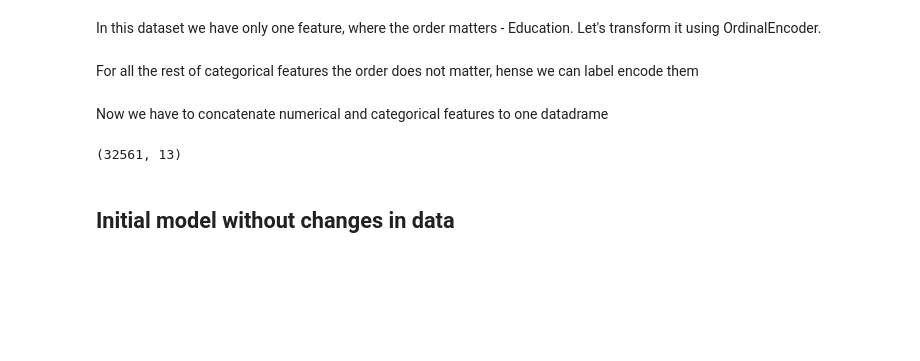
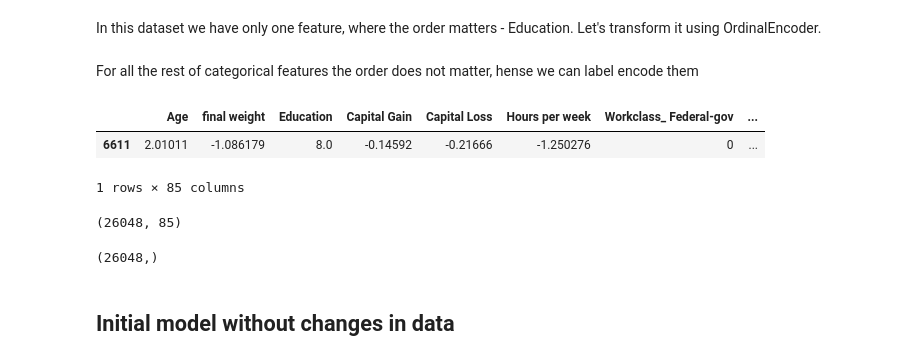
Before and after one commit to nadiia-duiunova/Adults_pet_project, a Jupyter notebook: Logistic regression.ipynb, the cells around one changed output. Cells and saved outputs as stored; diff of their text form; code cells hidden in the pictures; blank space fills up the shorter version.

```diff
--- a/Logistic regression.ipynb
+++ b/Logistic regression.ipynb
@@ -100,4 +90,4 @@ encode_edu()
 # %% [markdown]
 For all the rest of categorical features the order does not matter, hense we can label encode them
 # %%
-categorical_features_df = X[['Workclass', 'Marital Status', 'Occupation', 'Relationship', 'Ethnic group', 'Country']]
+categorical_features_df = X_train[['Workclass', 'Marital Status', 'Occupation', 'Relationship', 'Ethnic group', 'Sex', 'Country']]
@@ -110,2 +93,0 @@ cat_df = encode_categorical(categorical_features_df)
-# %% [markdown]
-Now we have to concatenate numerical and categorical features to one datadrame
@@ -117,6 +94,14 @@ def concat_num_and_cat(x, cat):
-# %%
-X = concat_num_and_cat(X, cat_df)
-X.shape
-# %% [output]
-(32561, 13)
+# %%
+def dumm_categorical(categolical_df: pd.DataFrame, x_df:pd.DataFrame) -> pd.DataFrame:
+    for col in categolical_df:
+        dum_df = pd.get_dummies(x_df[col], drop_first=True, columns = x_df[col].unique(), prefix=col)
+        x_df = x_df.drop(col, axis = 'columns')
+        x_df = pd.concat([x_df, dum_df], axis=1, join='inner')
+    return x_df
+X_train = dumm_categorical(categorical_features_df, X_train)
+X_train.sample()
+# %% [output]
+|  | Age | final weight | Education | Capital Gain | Capital Loss | Hours per week | Workclass_ Federal-gov | ... |
+| 6611 | 2.01011 | -1.086179 | 8.0 | -0.14592 | -0.21666 | -1.250276 | 0 | ... |
+1 rows × 85 columns
 # %%
@@ -124,2 +109,10 @@ X_train, X_test, y_train, y_test = train_test_split(X, y, test_size= 0.2)
+# %%
+X_tr.shape
+# %% [output]
+(26048, 85)
+# %%
+y_tr.shape
+# %% [output]
+(26048,)
 # %% [markdown]
 ## Initial model without changes in data
```
Also changed, not shown: parts of 75 cells of this notebook.
